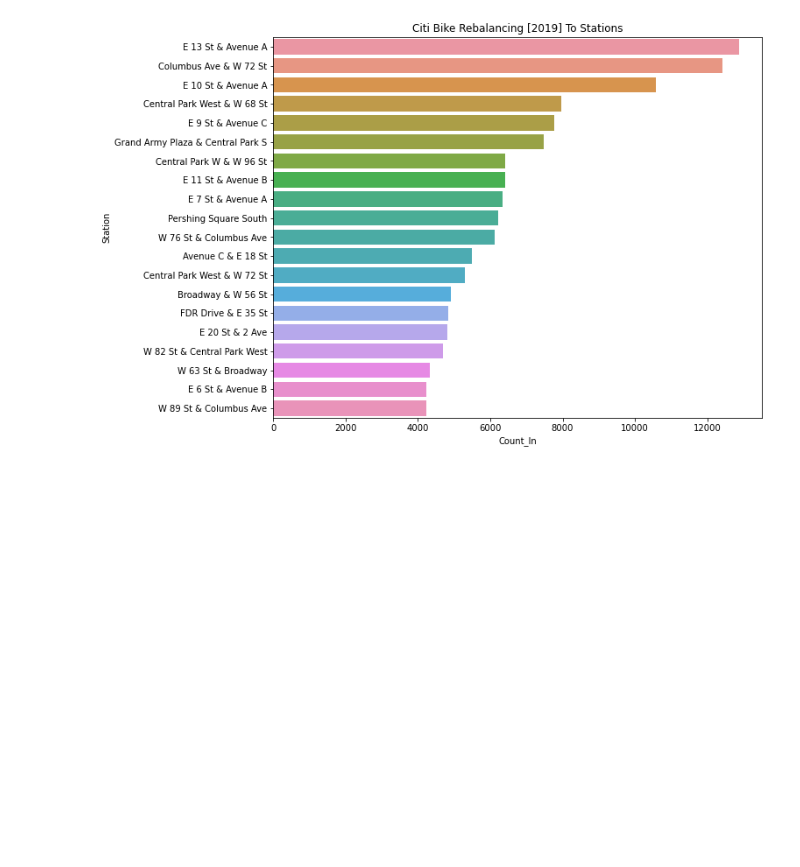
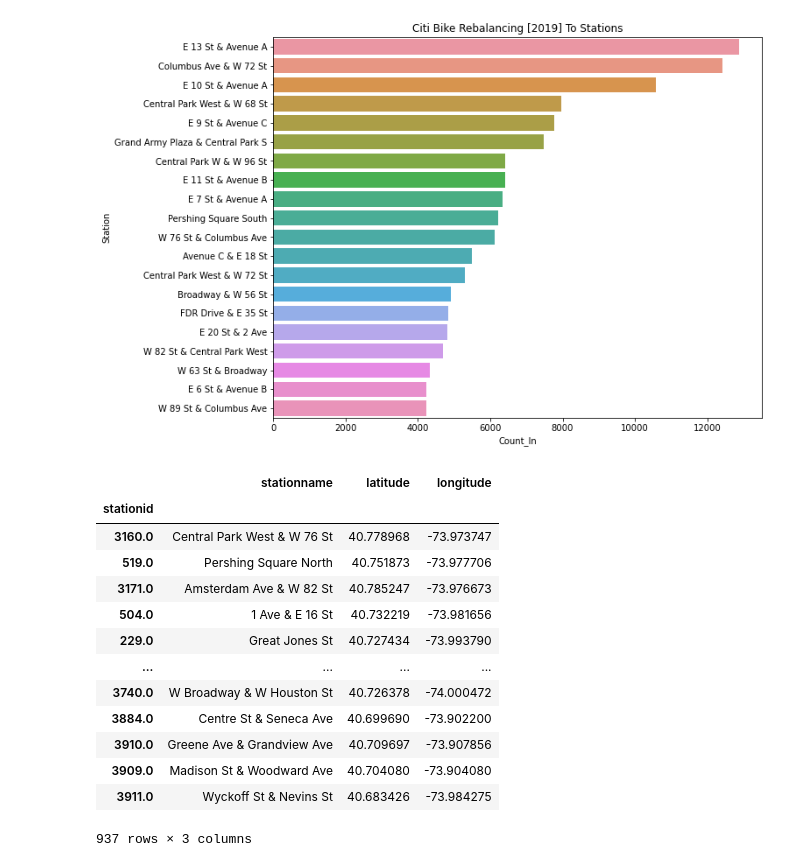
Before and after one commit to rishigoutam/citibike, a Jupyter notebook: rebalances.ipynb, the cells around one changed output. Cells and saved outputs as stored; diff of their text form; code cells hidden in the pictures; blank space fills up the shorter version.

```diff
--- a/rebalances.ipynb
+++ b/rebalances.ipynb
@@ -114,3 +132,27 @@ sns.barplot(y=rebalin.Station, x=rebalin.Count_In, orient='h')
 <AxesSubplot:title={'center':'Citi Bike Rebalancing [2019] To Stations'}, xlabel='Count_In', ylabel='Station'>
 [figure]
 [figure]
+# %%
+#geoencode - https://towardsdatascience.com/reverse-geocoding-with-nyc-bike-share-data-cdef427987f8
+geolocator = Nominatim(user_agent="nsp023@gmail.com")
+reverse = RateLimiter(geolocator.reverse, min_delay_seconds=1, max_retries=0)
+
+stations = rides_raw[['startstationid','startstationname','startstationlatitude','startstationlongitude']].drop_duplicates(subset=['startstationid'])
+stations.rename(columns={'startstationid':'stationid','startstationname':'stationname','startstationlatitude':'latitude','startstationlongitude':'longitude'},inplace=True)
+stations.set_index('stationid',inplace=True)
+stations
+# %% [output]
+|  | stationname | latitude | longitude |
+| stationid |  |  |  |
+| 3160.0 | Central Park West & W 76 St | 40.778968 | -73.973747 |
+| 519.0 | Pershing Square North | 40.751873 | -73.977706 |
+| 3171.0 | Amsterdam Ave & W 82 St | 40.785247 | -73.976673 |
+| 504.0 | 1 Ave & E 16 St | 40.732219 | -73.981656 |
+| 229.0 | Great Jones St | 40.727434 | -73.993790 |
+| ... | ... | ... | ... |
+| 3740.0 | W Broadway & W Houston St | 40.726378 | -74.000472 |
+| 3884.0 | Centre St & Seneca Ave | 40.699690 | -73.902200 |
+| 3910.0 | Greene Ave & Grandview Ave | 40.709697 | -73.907856 |
+| 3909.0 | Madison St & Woodward Ave | 40.704080 | -73.904080 |
+| 3911.0 | Wyckoff St & Nevins St | 40.683426 | -73.984275 |
+937 rows × 3 columns
```
Also changed, not shown: parts of 13 cells of this notebook.
